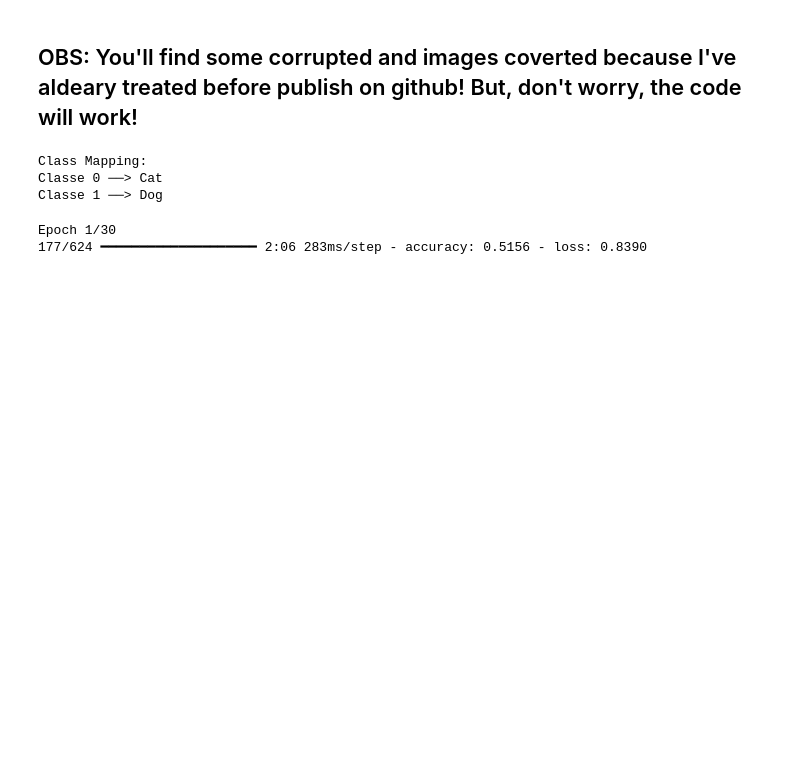
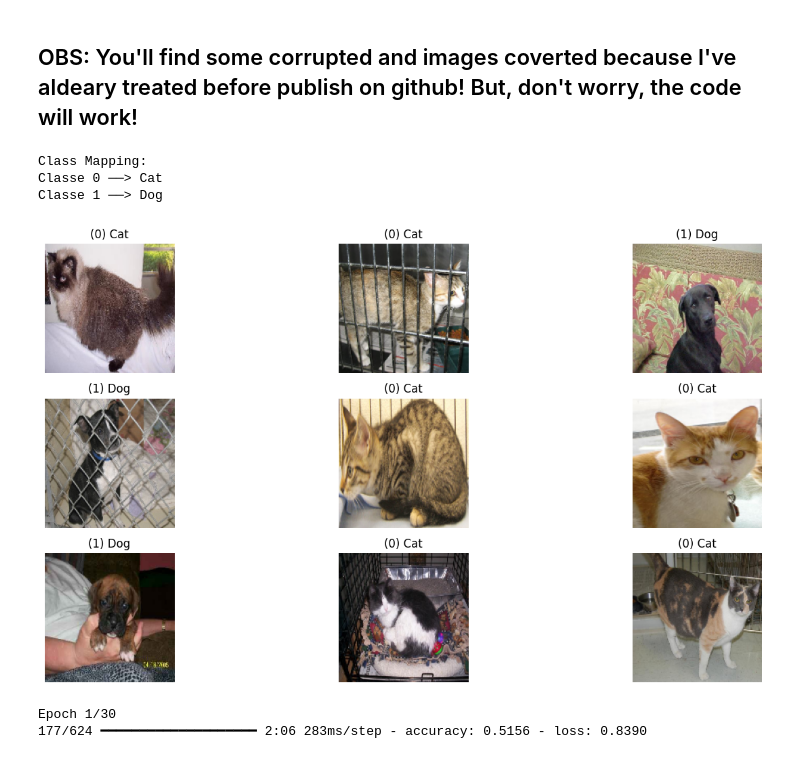
Before and after one commit to DaviFPassos/CNN-Classification-of-Animals, a Jupyter notebook: p1.ipynb, the cells around one changed output. Drawn from its saved outputs; the diff is of its cells as text; code cells hidden in the pictures; blank space fills up the shorter version.

Commit message:
Add a plot to see model's prediction

```diff
--- a/p1.ipynb
+++ b/p1.ipynb
@@ -128,6 +128,33 @@ for index, name in enumerate(class_names):
 Class Mapping:
 Classe 0 ──> Cat
 Classe 1 ──> Dog
+# %%
+plt.figure(figsize=(15, 7))
+
+# Takes 1 batch from dataset train
+for images, labels in train_ds.take(1):
+    # Convert tensors to arrays by numpy
+    images = images.numpy()
+    labels = labels.numpy()
+
+    # Sample 9 Index based on their real size -> BATCH_SIZE (32)
+    indices_aleatorios = random.sample(range(len(images)), k=9)
+
+    for posicao_grid, idx in enumerate(indices_aleatorios):
+        plt.subplot(3, 3, posicao_grid + 1)
+        plt.imshow(images[idx].astype('uint8'))
+
+        # Takes int label value (0 ou 1) using int() to remove matriz format [[x]]
+        label_inteira = int(labels[idx])
+        nome_classe = class_names[label_inteira]
+
+        plt.title(f'({label_inteira}) {nome_classe}')
+        plt.axis('off')
+
+plt.tight_layout()
+plt.show()
+# %% [output]
+[figure, added]
 # %%
 import tensorflow as tf
 from keras import layers, models
```
